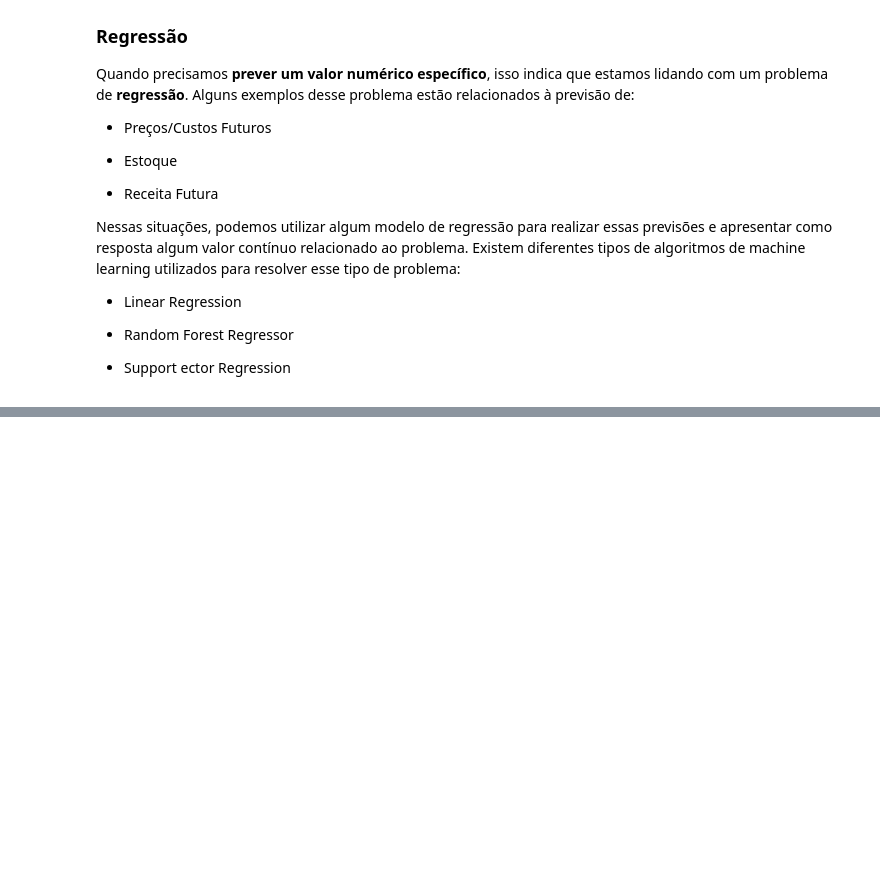
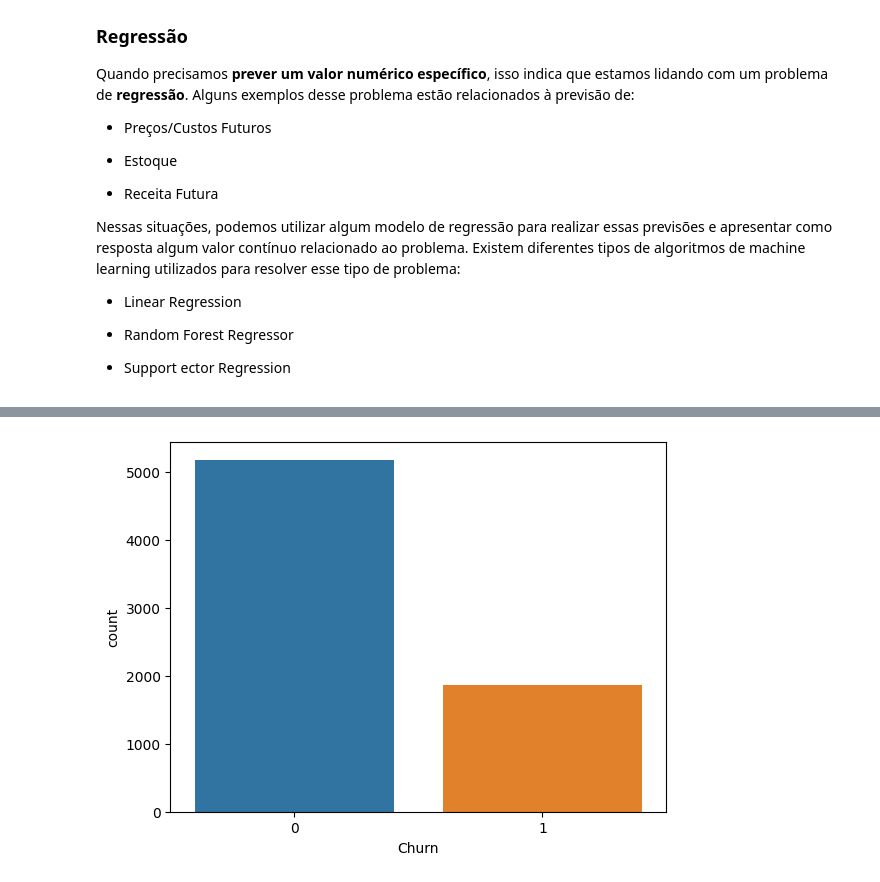
Before and after one commit to LucasDiasNardino/FormacaoMachineLearning, a Jupyter notebook: Classifcacao/aula1.ipynb, the cells around one changed output, grey strips where cells are left out. Cells and saved outputs as stored; diff of their text form; code cells hidden in the pictures; blank space fills up the shorter version.

```diff
--- a/Classifcacao/codigo.ipynb
+++ b/Classifcacao/aula1.ipynb
@@ -116,0 +121,7 @@ Nessas situações, podemos utilizar algum modelo de regressão para realizar es
+# %%
+import seaborn as sns
+%matplotlib inline
+
+ax = sns.countplot(x='Churn', data=dados_final)
+# %% [output]
+[figure, added]
```
Also changed, not shown: parts of 7 cells of this notebook.
